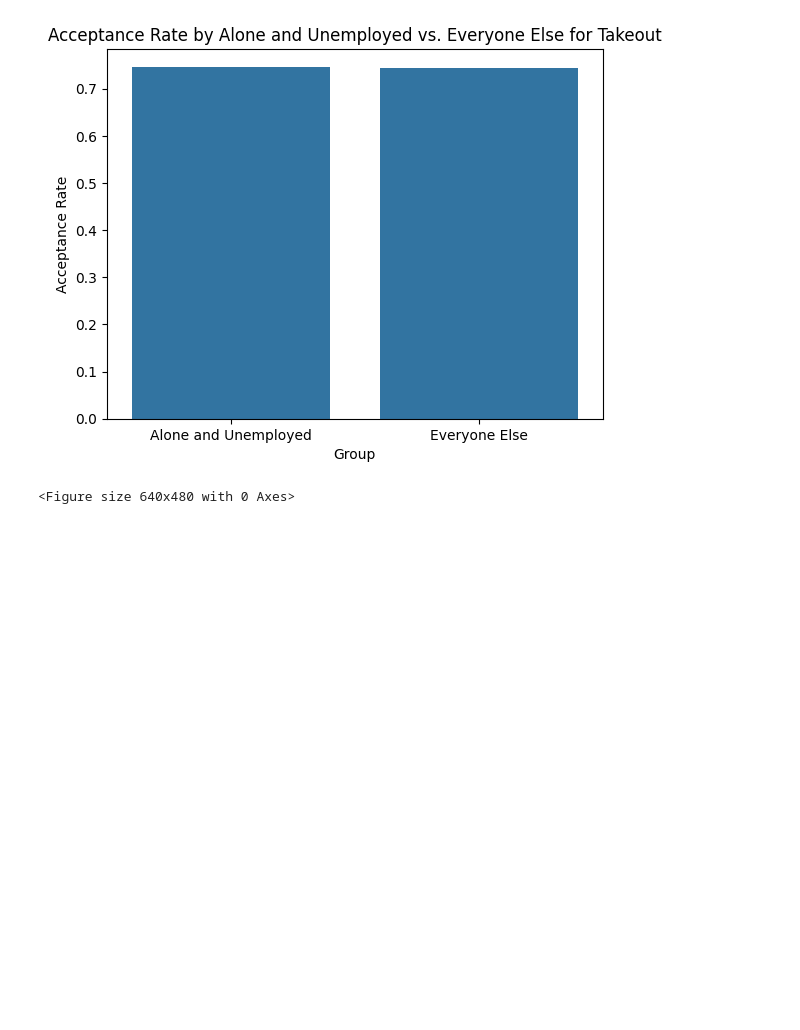
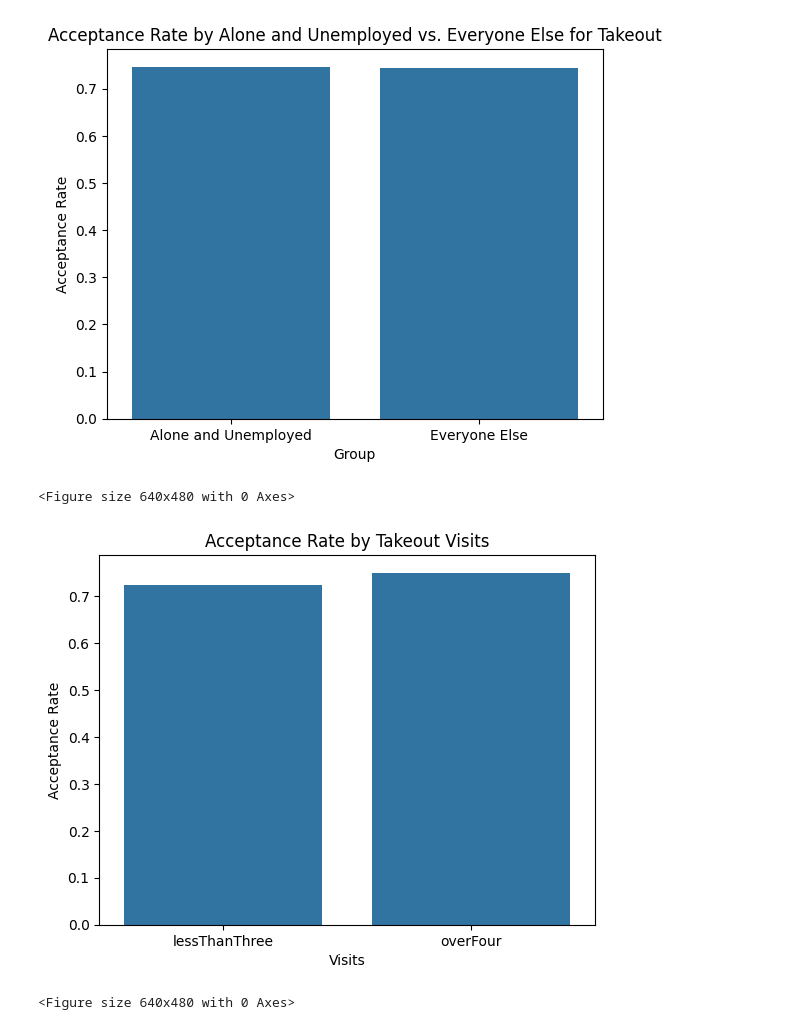
Before and after one commit to eflo11/Berkeley5.1, a Jupyter notebook: prompt.ipynb, the cells around one changed output. Drawn from its saved outputs; the diff is of its cells as text; code cells hidden in the pictures; blank space fills up the shorter version.

Commit message:
feat(takeout): Add in checks for the amount of visits

```diff
--- a/prompt.ipynb
+++ b/prompt.ipynb
@@ -541,3 +541,28 @@ plt.savefig('images/acceptance_rate_takeout_by_alone_unemployed.png')
 # %% [output]
 [figure]
 <Figure size 640x480 with 0 Axes>
+# %%
+# Check values for 3 or less visits vs. 4 or more visits
+threeorlesscarry = carry_coupon[(carry_coupon['CarryAway'] == 'never') | (carry_coupon['CarryAway'] == 'less1') | (carry_coupon['CarryAway'] == '1~3')]
+fourorgreatercarry = carry_coupon[(carry_coupon['CarryAway'] == '4~8') | (carry_coupon['CarryAway'] == 'gt8')]
+# %%
+# Check the acceptance rates for each group
+threeorlesscarry_accepted = threeorlesscarry['Y'].sum() / threeorlesscarry['Y'].count()
+fourorgreatercarry_accepted = fourorgreatercarry['Y'].sum() / fourorgreatercarry['Y'].count()
+
+# Create a DataFrame for the acceptance rates
+carry_acceptance = pd.DataFrame({
+    'Visits': ['lessThanThree', 'overFour'],
+    'Acceptance Rate': [threeorlesscarry_accepted, fourorgreatercarry_accepted]
+})
+# %%
+# Graph out the acceptance rates
+sns.barplot(data=carry_acceptance, x='Visits', y='Acceptance Rate')
+plt.title('Acceptance Rate by Takeout Visits')
+plt.xlabel('Visits')
+plt.ylabel('Acceptance Rate')
+plt.show()
+plt.savefig('images/acceptance_rate_takeout_by_visits.png')
+# %% [output]
+[figure, added]
+<Figure size 640x480 with 0 Axes>
```
Also changed, not shown: parts of 1 cell of this notebook, 1 other file.
